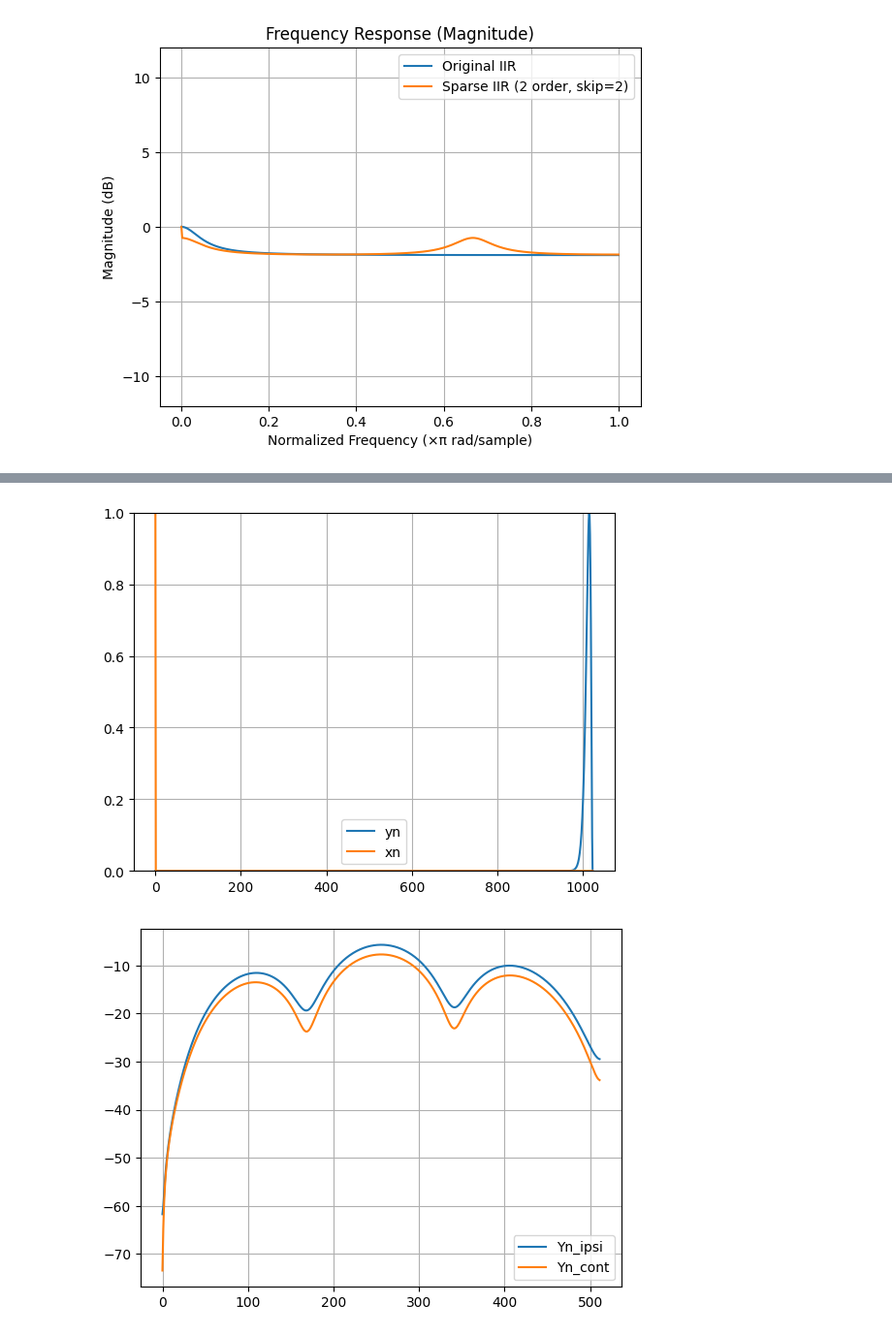
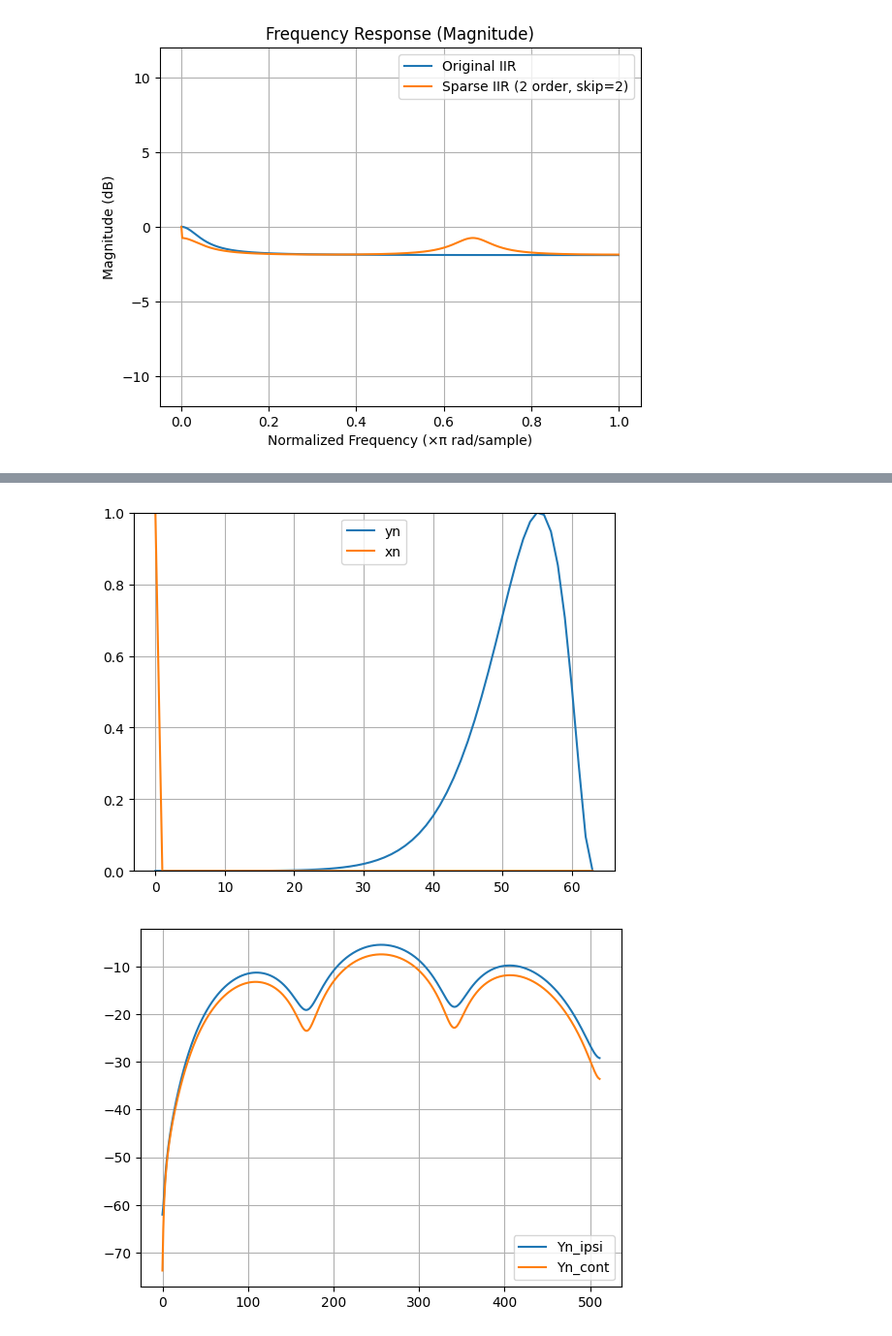
Before and after one commit to kweiwen/pitki, a Jupyter notebook: hrtf/IIR Implementation.ipynb, the cells around one changed output, grey strips where cells are left out. Shown at 97% size. Cells and saved outputs as stored; diff of their text form; code cells hidden in the pictures.

```diff
--- a/hrtf/IIR Implementation.ipynb
+++ b/hrtf/IIR Implementation.ipynb
@@ -551,9 +551,9 @@ plt.show()
 # %% [output]
 [figure]
 # %%
-print("shared denominator: ", a)
+print("shared denominator:\n ", a)
 
-length = 1024
+length = 64
 
 xn = np.zeros(length)
 xn[0] = 1.0
@@ -590,7 +591,7 @@ shared denominator:  [  0.77732186  -3.21502846   4.93845308  -3.33795927   0.83
    0.          -2.00868035   8.14307633 -12.27031307   8.14307633
   -2.00868035   0.           0.83790215  -3.33795927   4.93845308
   -3.21502846   0.77732186]
-[figure, old version]
+[figure, new version]
 [figure]
 [figure]
 [figure]
```
